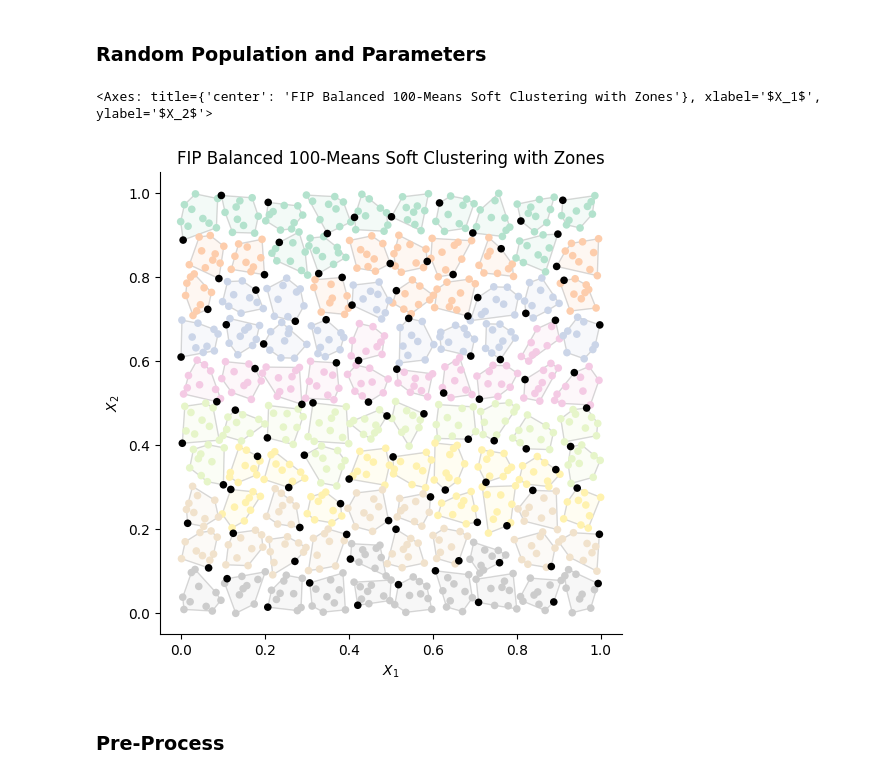
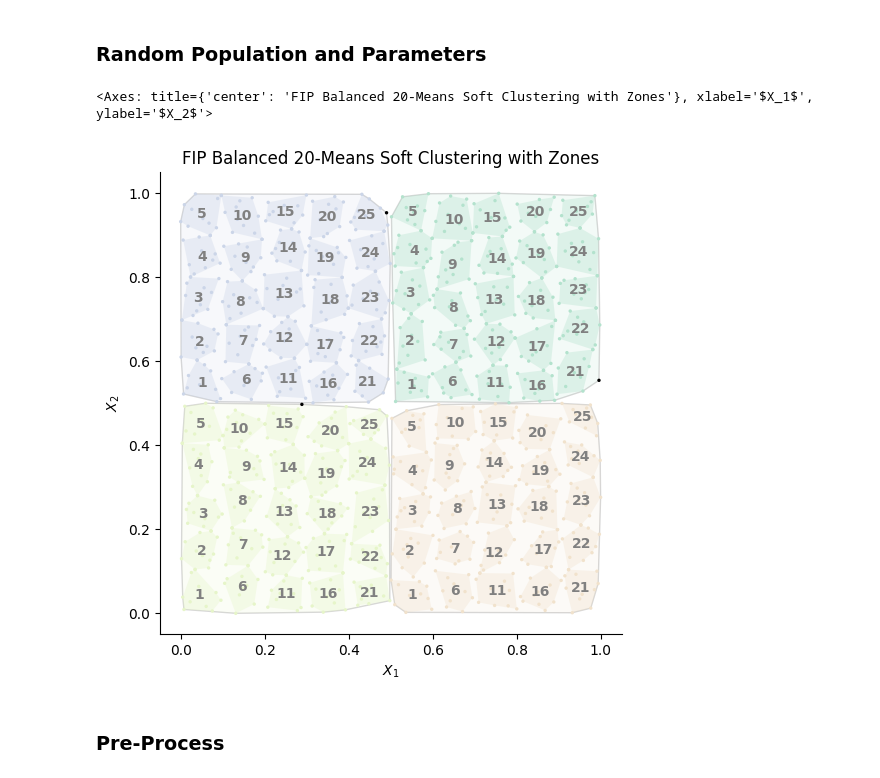
Before and after one commit to mehdimhb/graphical-sampling, a Jupyter notebook: simulations/jupyters/sampling.ipynb, the cells around one changed output. Cells and saved outputs as stored; diff of their text form; code cells hidden in the pictures.

```diff
--- a/simulations/jupyters/sampling.ipynb
+++ b/simulations/jupyters/sampling.ipynb
@@ -71,10 +74,11 @@ def popus(n):
 # %%
 popu = 'df_regular'
 ep_or_up = 'pik_ep'
-n = 100
+n = 20
+r_sample_per_cluster = 5
 num_zones_cluster = [4]
 num_zones_sweep = [(1, 1)]
-num_splits = [4]
+num_splits = [1]
 # %% [markdown]
 ### Random Population and Parameters
 # %%
@@ -87,7 +91,12 @@ inclusions = df[ep_or_up]
 variable = df['z'] if 'z' in df.columns else inclusions
 
 pop = gs.Population(coords, inclusions, n=n, variable=variable)
-fbn = gs.clustering.FIPBalancedNMeans(n=n, init_clust_method = 'expanded', split_size = 1)
+# print("sum inclusions =", pop.inclusions.sum(), "   n =", pop.n)
+
+# print("any inclusion > 1 ?", (pop.inclusions > 1+1e-12).any())
+# print("any inclusion < 0 ?", (pop.inclusions < -1e-12).any())
+
+fbn = gs.clustering.FIPBalancedNMeans(n=n, r_sample_per_cluster=r_sample_per_cluster, init_clust_method = 'expanded', split_size = .001)
 # %%
 # import numpy as np
 # import pandas as pd
@@ -120,11 +129,11 @@ fbn = gs.clustering.FIPBalancedNMeans(n=n, init_clust_method = 'expanded', split
 # # fbn.plot(mode='hard')
 # %%
 fbn.fit(pop)
-fbn.fit_zones(num_zones=(1,1), mode='sweep_xy')
+fbn.fit_zones(num_zones=(5,5), mode='sweep_xy')
 fbn.plot(mode='soft')
 # %% [output]
-<Axes: title={'center': 'FIP Balanced 100-Means Soft Clustering with Zones'}, xlabel='$X_1$', ylabel='$X_2$'>
+<Axes: title={'center': 'FIP Balanced 20-Means Soft Clustering with Zones'}, xlabel='$X_1$', ylabel='$X_2$'>
-[figure, old version]
+[figure, new version]
 # %% [markdown]
 ### Pre-Process
 # %%
```
Also changed, not shown: parts of 6 cells of this notebook, 4 other files.
